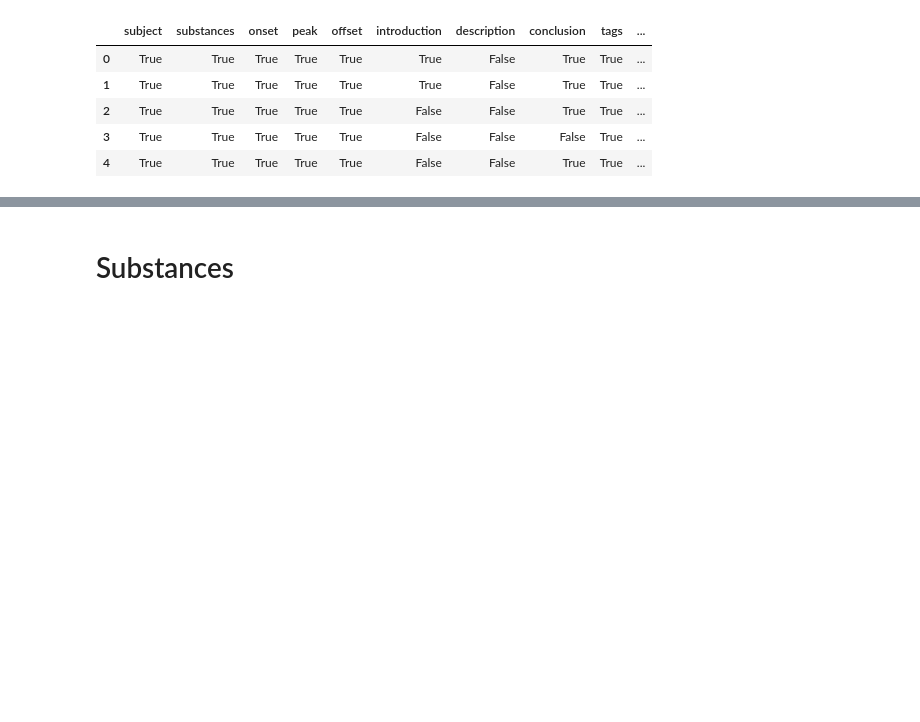
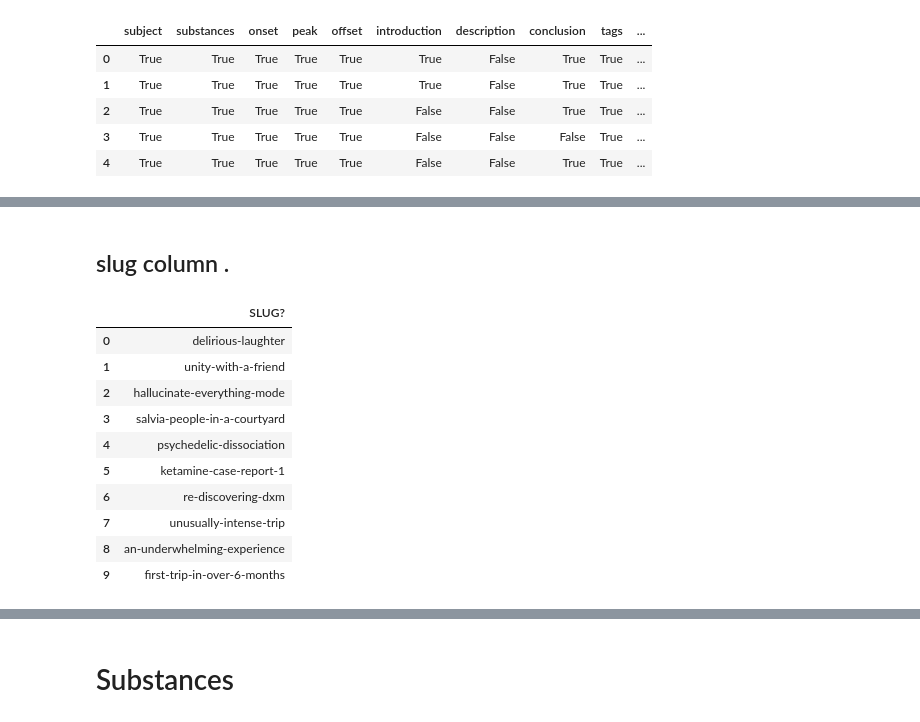
Before and after one commit to EthanIrby8/DrugFX, a Jupyter notebook: subjective_effects_db/reports_json_preprocessing.ipynb, the cells around one changed output, grey strips where cells are left out. Drawn from its saved outputs; the diff is of its cells as text; code cells hidden in the pictures; blank space fills up the shorter version.

```diff
--- a/subjective_effects_db/reports_json_preprocessing.ipynb
+++ b/subjective_effects_db/reports_json_preprocessing.ipynb
@@ -3,7 +4,4 @@ import pandas as pd
 # %%
 reports = pd.read_json('reports.json', lines=True)
-
-new_order = ['_id','substances', 'tags',  'title', 'subject','description', 'related_effects', 'slug', 'onset', 'peak', 'offset', 'sectionVisibility', 'featured', 'introduction', 'conclusion', '_v']
-reports = reports.reindex(columns=new_order)
 reports.head()
 # %% [output]
@@ -58,0 +45,18 @@ pd.DataFrame(reports['related_effects'].values.tolist()).T.head()
+# %% [markdown]
+## slug column .
+# %%
+slug_df = pd.DataFrame(reports.slug.values.tolist())
+slug_df = slug_df.rename(columns={0: 'SLUG?'})
+slug_df.head(10)
+# %% [output]
+|  | SLUG? |
+| 0 | delirious-laughter |
+| 1 | unity-with-a-friend |
+| 2 | hallucinate-everything-mode |
+| 3 | salvia-people-in-a-courtyard |
+| 4 | psychedelic-dissociation |
+| 5 | ketamine-case-report-1 |
+| 6 | re-discovering-dxm |
+| 7 | unusually-intense-trip |
+| 8 | an-underwhelming-experience |
+| 9 | first-trip-in-over-6-months |
```
Also changed, not shown: parts of 7 cells of this notebook, 1 other file.
